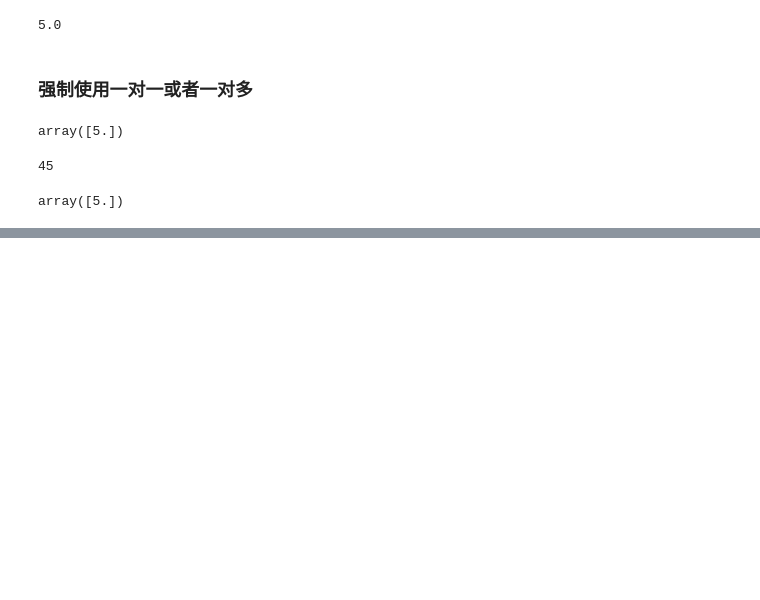
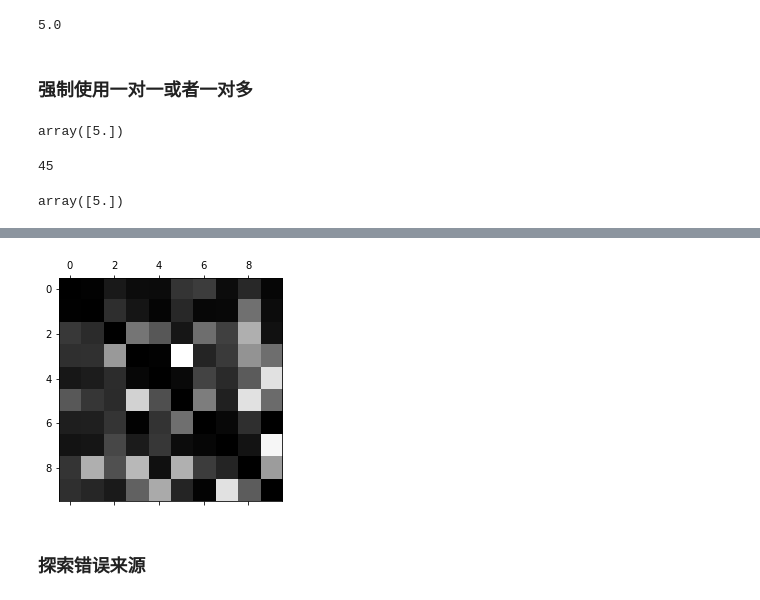
Before and after one commit to yuewensong/handson-ml, a Jupyter notebook: 20210103chapter3.ipynb, the cells around one changed output, grey strips where cells are left out. Saved outputs shown, nothing was run; the diff lists cells and outputs as text; code cells hidden in the pictures; blank space fills up the shorter version.

```diff
--- a/20210103chapter3.ipynb
+++ b/20210103chapter3.ipynb
@@ -354,0 +385,8 @@ array([0.9125175 , 0.90269513, 0.91218683])
+# %%
+np.fill_diagonal(norm_conf_mx, 0)
+plt.matshow(norm_conf_mx, cmap=plt.cm.gray)
+plt.show()
+# %% [output]
+[figure, added]
+# %% [markdown]
+### 探索错误来源
```
Also changed, not shown: parts of 38 cells of this notebook.
